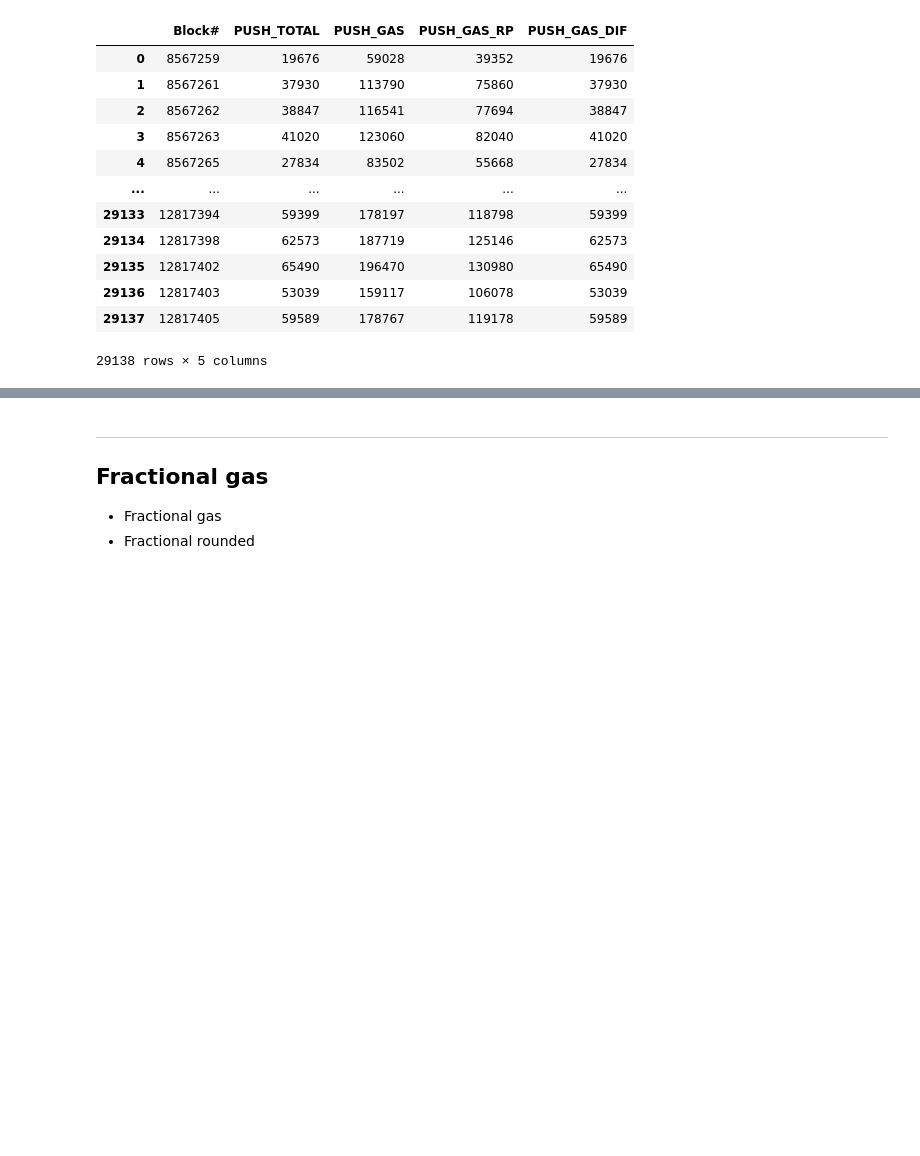
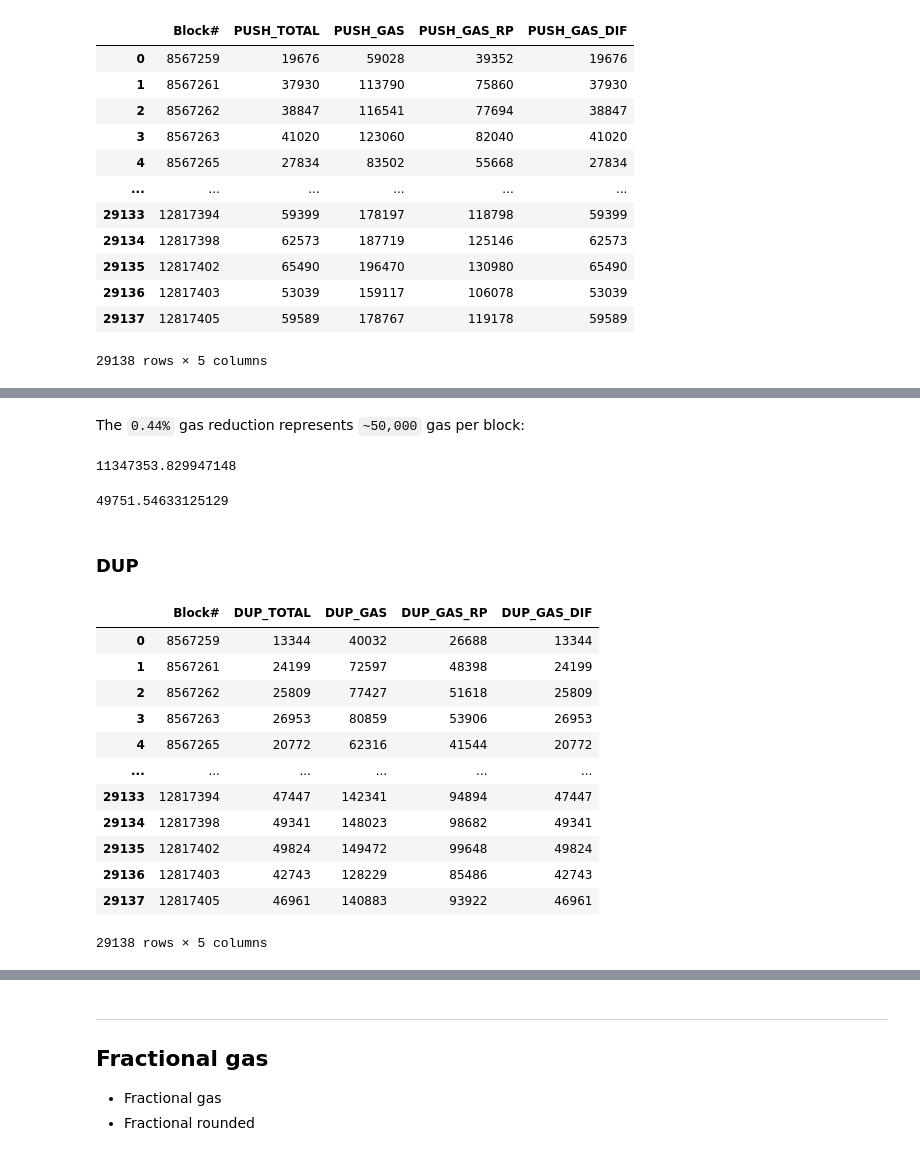
Before and after one commit to hugo-dc/opcode_usage, a Jupyter notebook: notebook/evm_price_improvements.ipynb, the cells around one changed output, grey strips where cells are left out. Cells and saved outputs as stored; diff of their text form; code cells hidden in the pictures; blank space fills up the shorter version.

```diff
--- a/notebook/evm_price_improvements.ipynb
+++ b/notebook/evm_price_improvements.ipynb
@@ -130,0 +113,38 @@ dup_opcodes = ['DUP' + str(i) for i in range(1, 17)]
+# %% [markdown]
+The `0.44%` gas reduction represents `~50,000` gas per block:
+# %%
+df['Gas used'].mean()
+# %% [output]
+11347353.829947148
+# %%
+df['PUSH_GAS_DIF'].mean()
+# %% [output]
+49751.54633125129
+# %% [markdown]
+### DUP
+# %%
+gas_cost = 3
+new_gas_cost = 2
+
+dup_opcodes = ['DUP' + str(i) for i in range(1, 17)]
+df['DUP_TOTAL'] = df[dup_opcodes].sum(axis=1)
+df['DUP_GAS'] = df['DUP_TOTAL'] * gas_cost
+df['DUP_GAS_RP'] = df['DUP_TOTAL'] * new_gas_cost
+df['DUP_GAS_DIF'] = df['DUP_GAS'] - df['DUP_GAS_RP']
+df['GAS_M_DUP'] = df['Gas used'] - df['DUP_GAS_DIF'] - df['DUP_GAS_RP']
+
+df[['Block#', 'DUP_TOTAL', 'DUP_GAS', 'DUP_GAS_RP', 'DUP_GAS_DIF']]
+# %% [output]
+|  | Block# | DUP_TOTAL | DUP_GAS | DUP_GAS_RP | DUP_GAS_DIF |
+| 0 | 8567259 | 13344 | 40032 | 26688 | 13344 |
+| 1 | 8567261 | 24199 | 72597 | 48398 | 24199 |
+| 2 | 8567262 | 25809 | 77427 | 51618 | 25809 |
+| 3 | 8567263 | 26953 | 80859 | 53906 | 26953 |
+| 4 | 8567265 | 20772 | 62316 | 41544 | 20772 |
+| ... | ... | ... | ... | ... | ... |
+| 29133 | 12817394 | 47447 | 142341 | 94894 | 47447 |
+| 29134 | 12817398 | 49341 | 148023 | 98682 | 49341 |
+| 29135 | 12817402 | 49824 | 149472 | 99648 | 49824 |
+| 29136 | 12817403 | 42743 | 128229 | 85486 | 42743 |
+| 29137 | 12817405 | 46961 | 140883 | 93922 | 46961 |
+29138 rows × 5 columns
```
Also changed, not shown: parts of 23 cells of this notebook.
